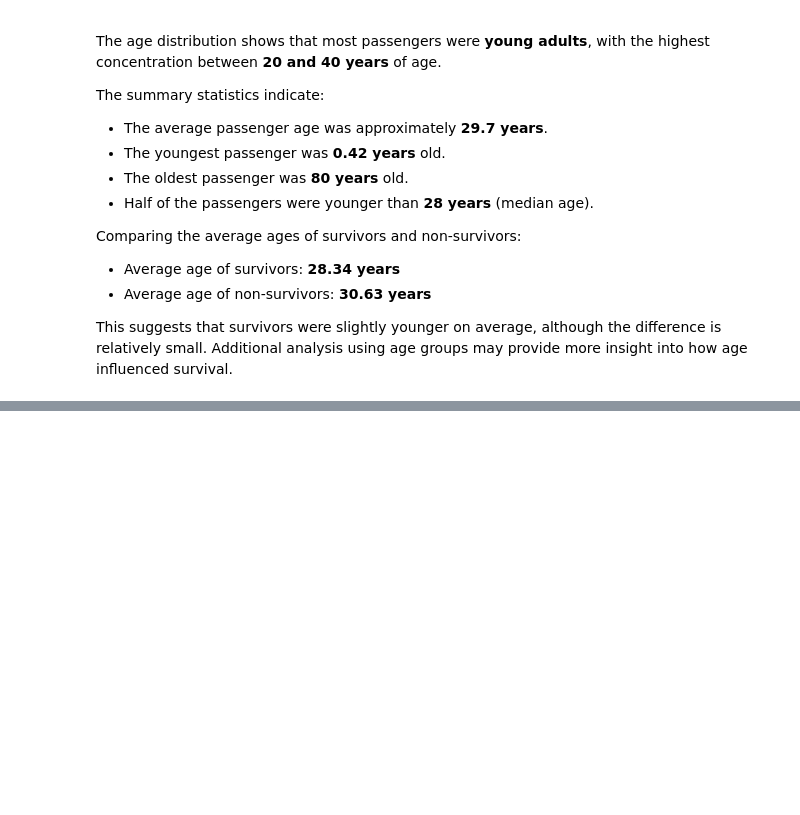
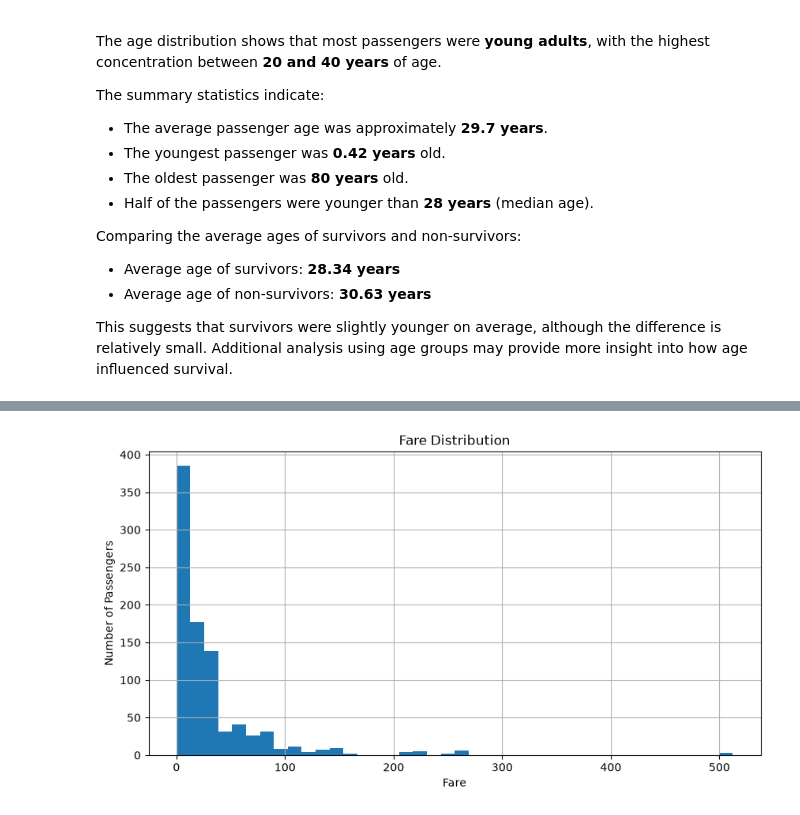
Before and after one commit to jenfanendatascience-ship-it/AI-Portfolio-2026, a Jupyter notebook: 07_Kaggle/Titanic/notebooks/Titanic_EDA.ipynb, the cells around one changed output, grey strips where cells are left out. Drawn from its saved outputs; the diff is of its cells as text; code cells hidden in the pictures; blank space fills up the shorter version.

Commit message:
Complete EDA: survival, gender, passenger class and age analysis

```diff
--- a/07_Kaggle/Titanic/notebooks/Titanic_EDA.ipynb
+++ b/07_Kaggle/Titanic/notebooks/Titanic_EDA.ipynb
@@ -290,0 +295,16 @@ This suggests that survivors were slightly younger on average, although the diff
+# %%
+# Plot Fare Distribution
+
+plt.figure(figsize=(10,5))
+
+train["Fare"].hist(bins=40)
+
+plt.title("Fare Distribution")
+
+plt.xlabel("Fare")
+
+plt.ylabel("Number of Passengers")
+
+plt.show()
+# %% [output]
+[figure, added]
```
Also changed, not shown: parts of 4 cells of this notebook.
